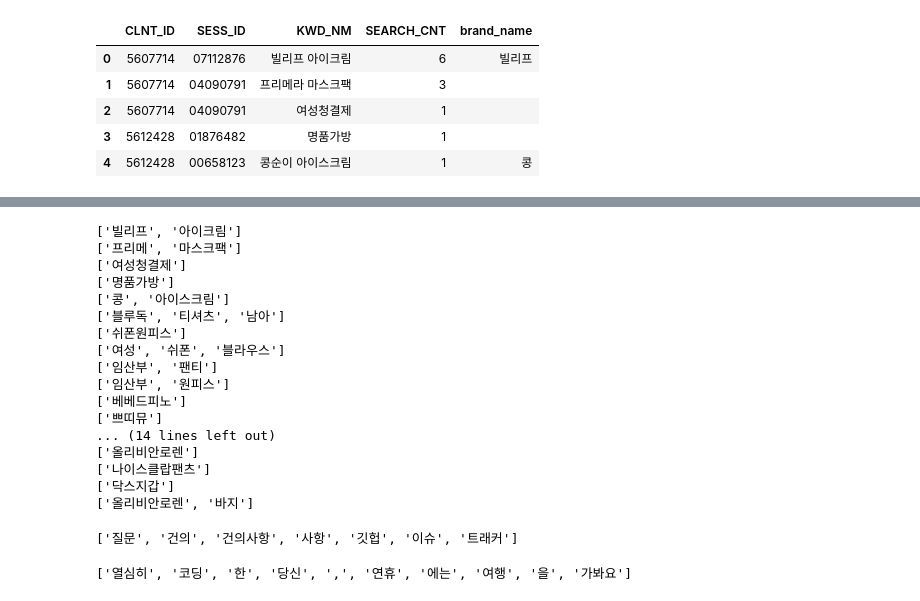
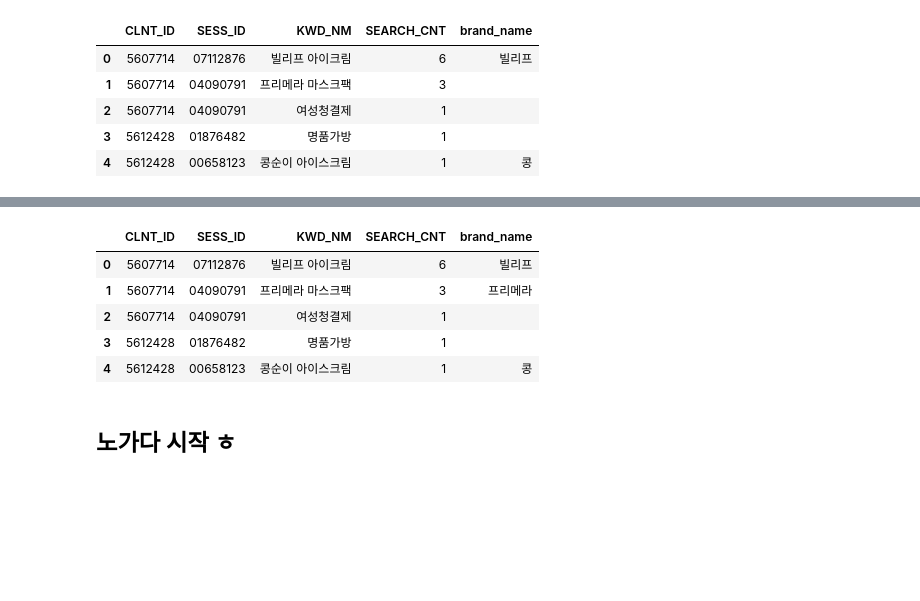
Before and after one commit to miniii222/-5th-L.point_bigdata_competiton, a Jupyter notebook: text/Search_extract_brand.ipynb, the cells around one changed output, grey strips where cells are left out. Drawn from its saved outputs; the diff is of its cells as text; code cells hidden in the pictures; blank space fills up the shorter version.

```diff
--- a/text/Search_extract_brand.ipynb
+++ b/text/Search_extract_brand.ipynb
@@ -331,22 +258,0 @@ result
-# %%
-for word in search1['KWD_NM'].head(30) :
-    new_words = hannanum.nouns(word)
-    for new in new_words :
-# %% [output]
-['빌리프', '아이크림']
-['프리메', '마스크팩']
-['여성청결제']
-['명품가방']
-['콩', '아이스크림']
-['블루독', '티셔츠', '남아']
-['쉬폰원피스']
-['여성', '쉬폰', '블라우스']
-['임산부', '팬티']
-['임산부', '원피스']
-['베베드피노']
-['쁘띠뮤']
-... (14 lines left out)
-['올리비안로렌']
-['나이스클랍팬츠']
-['닥스지갑']
-['올리비안로렌', '바지']
@@ -355,9 +259,9 @@ kkma = Kkma()
-# %%
-pprint(kkma.nouns(u'질문이나 건의사항은 깃헙 이슈 트래커에 남겨주세요.'))
-# %% [output]
-['질문', '건의', '건의사항', '사항', '깃헙', '이슈', '트래커']
-# %%
-okt=Okt()
-print(okt.morphs("열심히 코딩한 당신, 연휴에는 여행을 가봐요"))
-# %% [output]
-['열심히', '코딩', '한', '당신', ',', '연휴', '에는', '여행', '을', '가봐요']
+# %%
+search1.head()
+# %% [output]
+|  | CLNT_ID | SESS_ID | KWD_NM | SEARCH_CNT | brand_name |
+| 0 | 5607714 | 07112876 | 빌리프 아이크림 | 6 | 빌리프 |
+| 1 | 5607714 | 04090791 | 프리메라 마스크팩 | 3 | 프리메라 |
+| 2 | 5607714 | 04090791 | 여성청결제 | 1 |  |
+| 3 | 5612428 | 01876482 | 명품가방 | 1 |  |
+| 4 | 5612428 | 00658123 | 콩순이 아이스크림 | 1 | 콩 |
@@ -363,0 +270,2 @@ print(okt.morphs("열심히 코딩한 당신, 연휴에는 여행을 가봐요")
+# %% [markdown]
+## 노가다 시작 ㅎ
```
Also changed, not shown: parts of 28 cells of this notebook.
